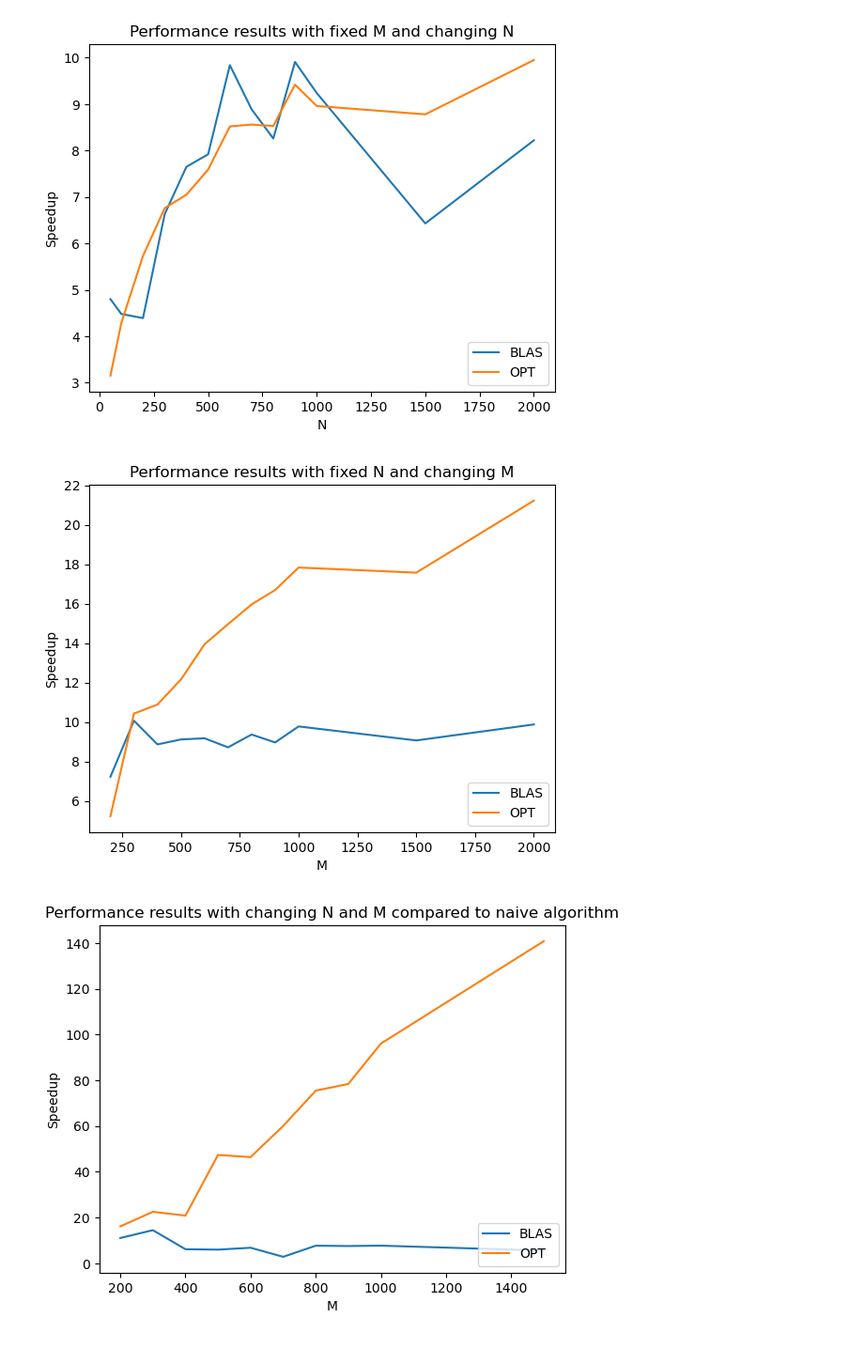
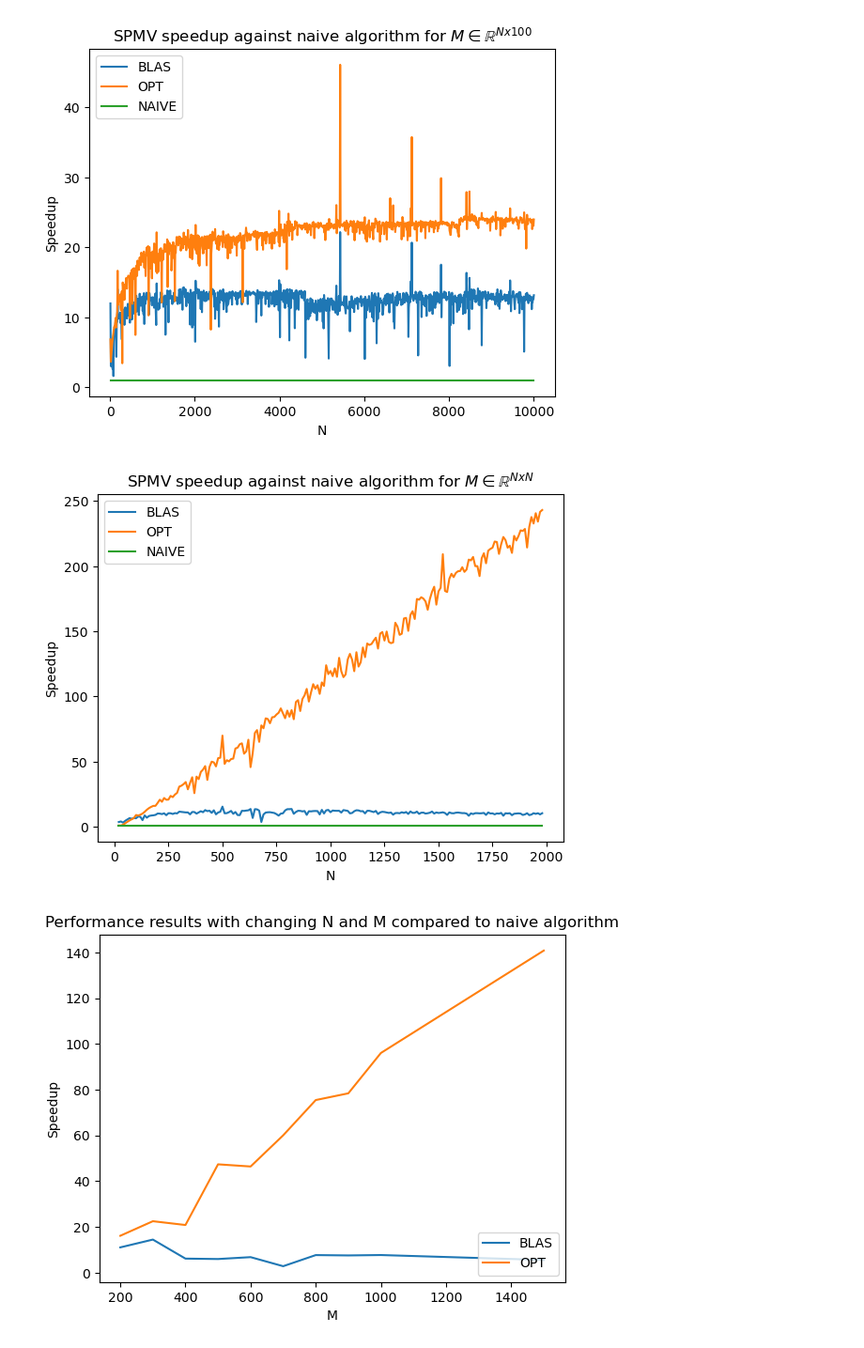
Before and after one commit to Zsivony1es/binsps-matrix-mult, a Jupyter notebook: graphs.ipynb, the cells around one changed output. Shown at 94% size. Saved outputs shown, nothing was run; the diff lists cells and outputs as text; code cells hidden in the pictures.

```diff
--- a/graphs.ipynb
+++ b/graphs.ipynb
@@ -4,29 +4,33 @@ import pandas as pd
 import matplotlib.pyplot as plt
 import time
 # %%
-csv_path = './generated/performance_results.csv'
+csv_path = './res/performance_results_collected.csv'
+csv_path = './res/perf_res_col_v2.csv'
 df = pd.read_csv(csv_path)
 
-plt.plot(df[0:13]['N'], df[0:13]['blas_speedup'], label='BLAS')
-plt.plot(df[0:13]['N'], df[0:13]['opt_speedup'], label='OPT')
+plt.plot(df[:1000]['N'], df[:1000]['blas_speedup'], label='BLAS')
+plt.plot(df[:1000]['N'], df[:1000]['opt_speedup'], label='OPT')
+plt.plot(df[:1000]['N'], df[:1000]['naive_speedup'], label='NAIVE')
 plt.xlabel('N')
 plt.ylabel('Speedup')
-plt.title('Performance results with fixed M and changing N compared to naive algorithm')
-plt.legend(loc='lower right')
+plt.title('SPMV speedup against naive algorithm for $M \in \mathbb{R}^{N x 100}$')
+plt.legend(loc='upper left')
 plt.show()
 plt.close()
 # %% [output]
-[figure, old version]
+[figure, new version]
 # %%
-plt.plot(df[14:25]['M'], df[14:25]['blas_speedup'], label='BLAS')
-plt.plot(df[14:25]['M'], df[14:25]['opt_speedup'], label='OPT')
-plt.xlabel('M')
+plt.plot(df[1001:1199]['N'], df[1001:1199]['blas_speedup'], label='BLAS')
+plt.plot(df[1001:1199]['N'], df[1001:1199]['opt_speedup'], label='OPT')
+plt.plot(df[1001:1199]['N'], df[1001:1199]['naive_speedup'], label='NAIVE')
+plt.xlabel('N')
 plt.ylabel('Speedup')
-plt.title('Performance results with fixed N and changing M compared to naive algorithm')
-plt.legend(loc='lower right')
+plt.title('SPMV speedup against naive algorithm for $M \in \mathbb{R}^{N x N}$')
+plt.legend(loc='upper left')
 plt.show()
+plt.close()
 # %% [output]
-[figure, old version]
+[figure, new version]
 # %%
 plt.plot(df[26:38]['M'], df[26:38]['blas_speedup'], label='BLAS')
 plt.plot(df[26:38]['M'], df[26:38]['opt_speedup'], label='OPT')
```
Also changed, not shown: parts of 1 cell of this notebook, 11 other files.
